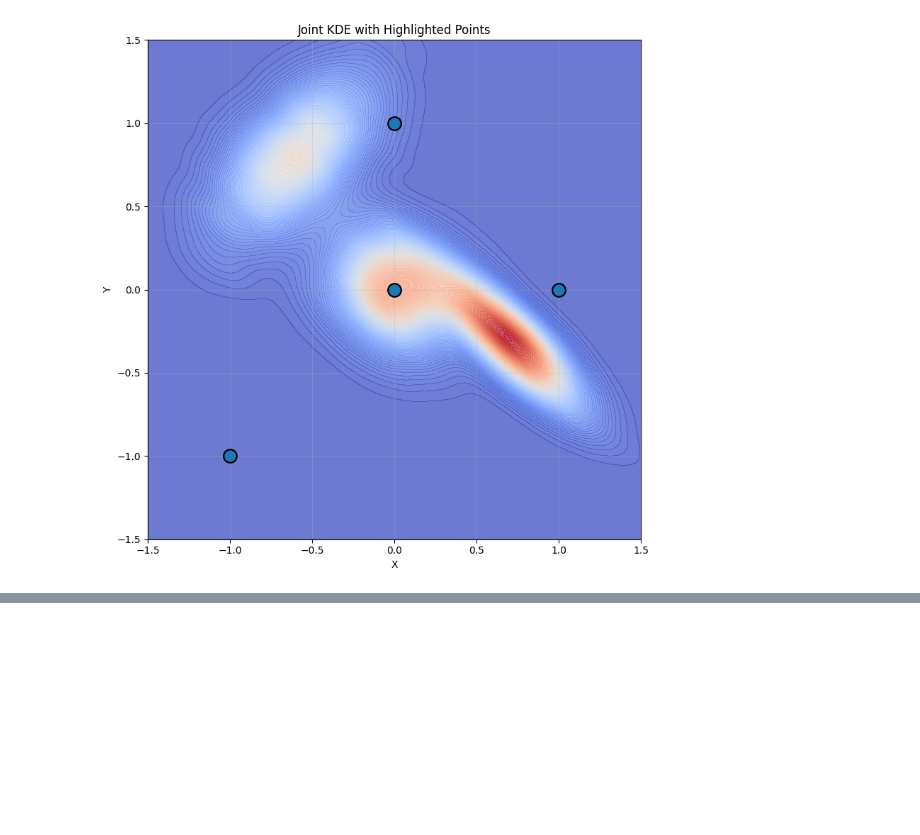
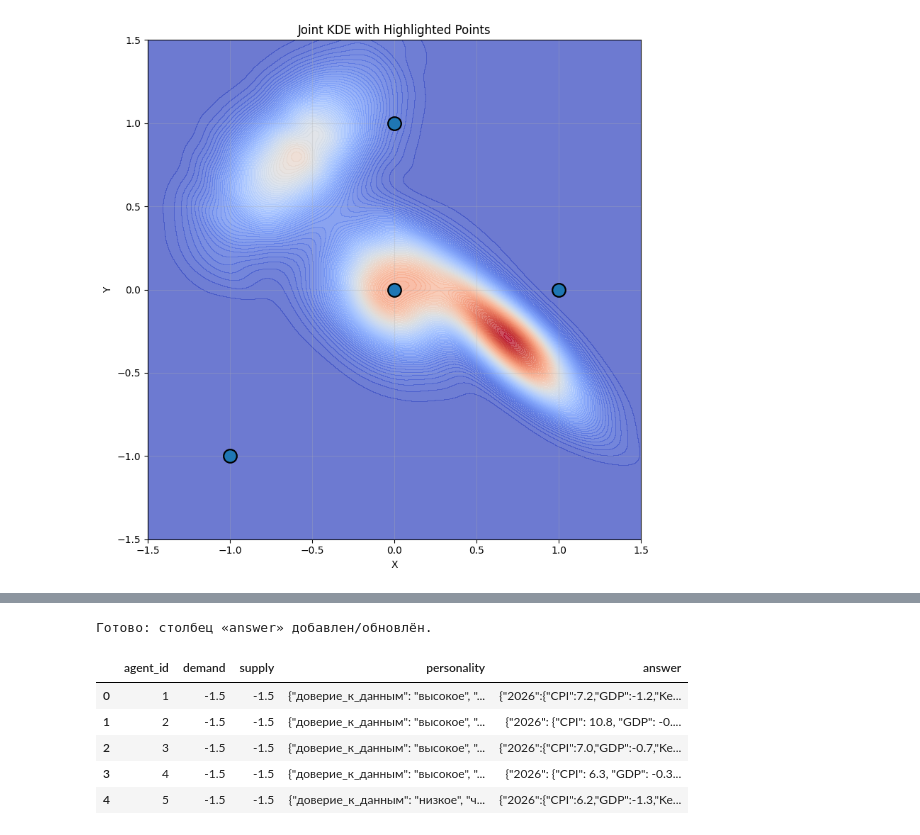
Before and after one commit to hraparovna/mlforum2025, a Jupyter notebook: Untitled.ipynb, the cells around one changed output, grey strips where cells are left out. Drawn from its saved outputs; the diff is of its cells as text; code cells hidden in the pictures; blank space fills up the shorter version.

```diff
--- a/Untitled.ipynb
+++ b/Untitled.ipynb
@@ -77,0 +129,4 @@ plt.show()
+# %%
+print("Готово: столбец «answer» добавлен/обновлён.")
+# %% [output]
+Готово: столбец «answer» добавлен/обновлён.
@@ -77,0 +136,10 @@ plt.show()
+# %%
+agents = pd.read_csv("agents.csv", encoding="utf-8-sig")
+agents.head()
+# %% [output]
+|  | agent_id | demand | supply | personality | answer |
+| 0 | 1 | -1.5 | -1.5 | {"доверие_к_данным": "высокое", "... | {"2026":{"CPI":7.2,"GDP":-1.2,"Ke... |
+| 1 | 2 | -1.5 | -1.5 | {"доверие_к_данным": "высокое", "... | {"2026": {"CPI": 10.8, "GDP": -0.... |
+| 2 | 3 | -1.5 | -1.5 | {"доверие_к_данным": "высокое", "... | {"2026":{"CPI":7.0,"GDP":-0.7,"Ke... |
+| 3 | 4 | -1.5 | -1.5 | {"доверие_к_данным": "высокое", "... | {"2026": {"CPI": 6.3, "GDP": -0.3... |
+| 4 | 5 | -1.5 | -1.5 | {"доверие_к_данным": "низкое", "ч... | {"2026":{"CPI":6.2,"GDP":-1.3,"Ke... |
```
Also changed, not shown: parts of 6 cells of this notebook, 10 other files.
